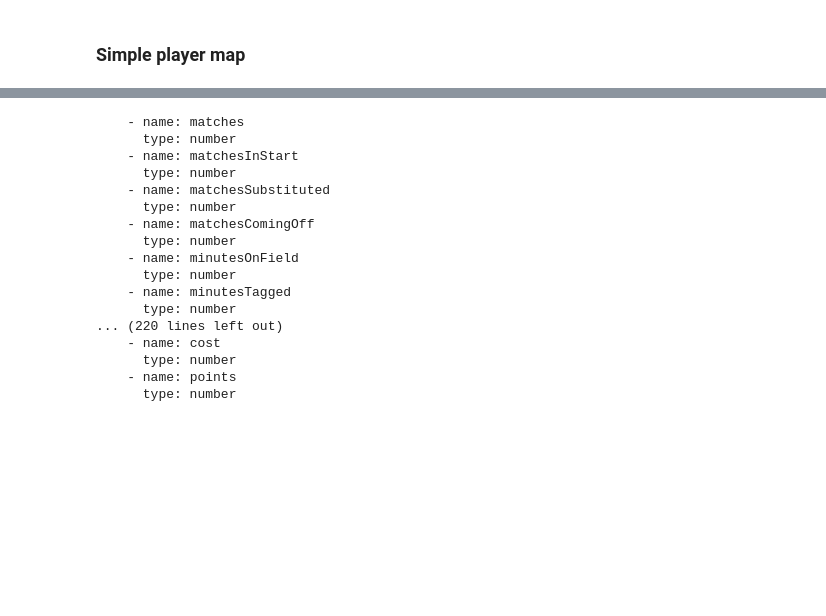
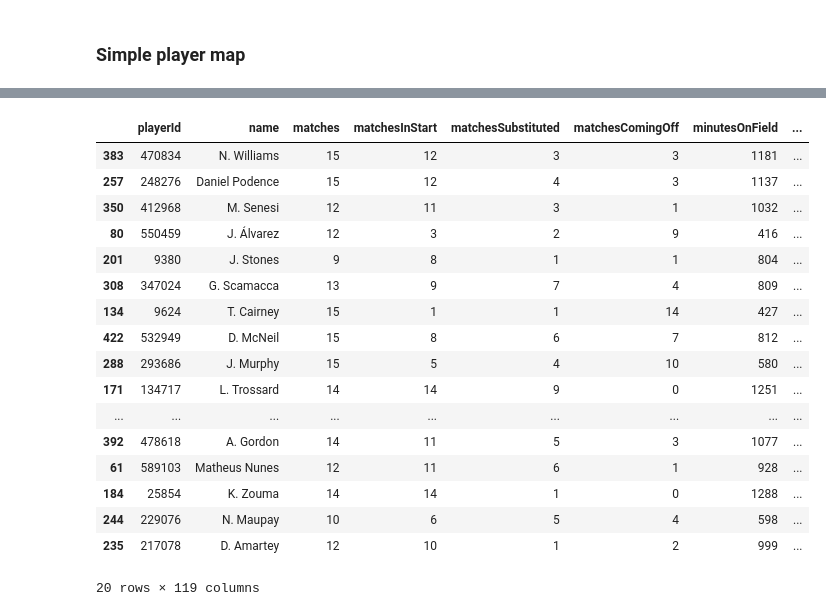
Before and after one commit to c-m-hunt/sufc_stats, a Jupyter notebook: notebooks/Fantasy Squads.ipynb, the cells around one changed output, grey strips where cells are left out. Saved outputs shown, nothing was run; the diff lists cells and outputs as text; code cells hidden in the pictures; blank space fills up the shorter version.

Commit message:
feat: add ludwig stuff

```diff
--- a/notebooks/Fantasy Squads.ipynb
+++ b/notebooks/Fantasy Squads.ipynb
@@ -67,26 +70,32 @@ ws_mapped_players[0]
 # %%
 data = []
 cols = []
-cols.extend(list(wy_p["total"].keys()))
 
 
 for p in ws_mapped_players:
     fl_p = fl_player_map[p["flId"]]
     wy_p = get_player_stats(p["wyId"], SEASON_2022, PREMIER_LEAGUE, STD_SEASON)
+    if len(cols) == 0:
+        cols.extend(list(wy_p["total"].keys()))
     player_data = [p["wyId"], p["shortName"]]
     player_data.extend([wy_p["total"][col] for col in cols])
     player_data.extend([
+        fl_p["position"],
         fl_p["now_cost"],
         fl_p["total_points"]
     ])
     data.append(player_data)
 
-cols.extend(["cost", "points"])
-
+cols.extend(["position", "cost", "points"])
 
 cols = ["playerId", "name"] + cols
 # %%
-print(",".join(cols))
+lines = [(",".join(cols))]
 for d in data:
     ds = [str(di) for di in d]
-    print(",".join(ds))
+    lines.extend([",".join(ds)])
+
+f = open("../ludwig/player_data.csv", "a")
+for l in lines:
+    f.write(f"{l}\n")
+f.close()
@@ -111,24 +102,42 @@ playerId,name,matches,matchesInStart,matchesSubstituted,matchesComingOff,minutes
 # %%
-for col in total_cols:
+for col in cols:
     print(f"    - name: {col}")
     print("      type: number")
-# %% [output]
-    - name: matches
-      type: number
-    - name: matchesInStart
-      type: number
-    - name: matchesSubstituted
-      type: number
-    - name: matchesComingOff
-      type: number
-    - name: minutesOnField
-      type: number
-    - name: minutesTagged
-      type: number
-... (220 lines left out)
-    - name: cost
-      type: number
-    - name: points
-      type: number
 # %%
 [p for p in ws_mapped_players if p["lastName"] == "Kane"]
+# %%
+import csv
+
+predictions_file = "../ludwig/results/cost_predictions.csv"
+
+with open(predictions_file, newline='') as f:
+    reader = csv.reader(f)
+    predicted_costs = list(reader)
+# %%
+import pandas as pd
+df = pd.DataFrame(data, columns=cols)
+df["predictedCost"] = [p[0] for p in predicted_costs]
+df["predictedCost"] = pd.to_numeric(df["predictedCost"])
+df["cost"] = pd.to_numeric(df["cost"])
+df["predictedCostDiff"] = df["cost"] - df["predictedCost"]
+# %%
+df.sort_values("predictedCostDiff").head(20)
+# %% [output]
+|  | playerId | name | matches | matchesInStart | matchesSubstituted | matchesComingOff | minutesOnField | ... |
+| 383 | 470834 | N. Williams | 15 | 12 | 3 | 3 | 1181 | ... |
+| 257 | 248276 | Daniel Podence | 15 | 12 | 4 | 3 | 1137 | ... |
+| 350 | 412968 | M. Senesi | 12 | 11 | 3 | 1 | 1032 | ... |
+| 80 | 550459 | J. Álvarez | 12 | 3 | 2 | 9 | 416 | ... |
+| 201 | 9380 | J. Stones | 9 | 8 | 1 | 1 | 804 | ... |
+| 308 | 347024 | G. Scamacca | 13 | 9 | 7 | 4 | 809 | ... |
+| 134 | 9624 | T. Cairney | 15 | 1 | 1 | 14 | 427 | ... |
+| 422 | 532949 | D. McNeil | 15 | 8 | 6 | 7 | 812 | ... |
+| 288 | 293686 | J. Murphy | 15 | 5 | 4 | 10 | 580 | ... |
+| 171 | 134717 | L. Trossard | 14 | 14 | 9 | 0 | 1251 | ... |
+| ... | ... | ... | ... | ... | ... | ... | ... | ... |
+| 392 | 478618 | A. Gordon | 14 | 11 | 5 | 3 | 1077 | ... |
+| 61 | 589103 | Matheus Nunes | 12 | 11 | 6 | 1 | 928 | ... |
+| 184 | 25854 | K. Zouma | 14 | 14 | 1 | 0 | 1288 | ... |
+| 244 | 229076 | N. Maupay | 10 | 6 | 5 | 4 | 598 | ... |
+| 235 | 217078 | D. Amartey | 12 | 10 | 1 | 2 | 999 | ... |
+20 rows × 119 columns
```
Also changed, not shown: parts of 7 cells of this notebook, 3 other files.
